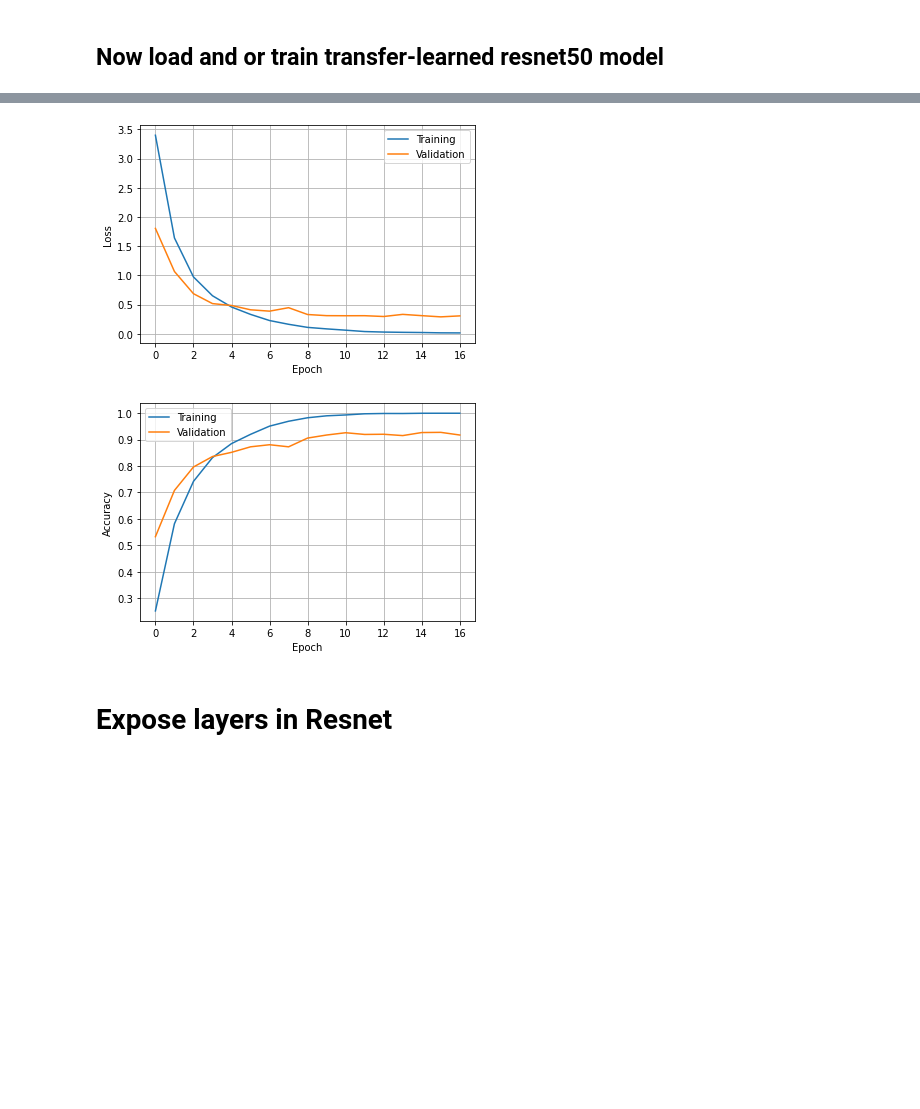
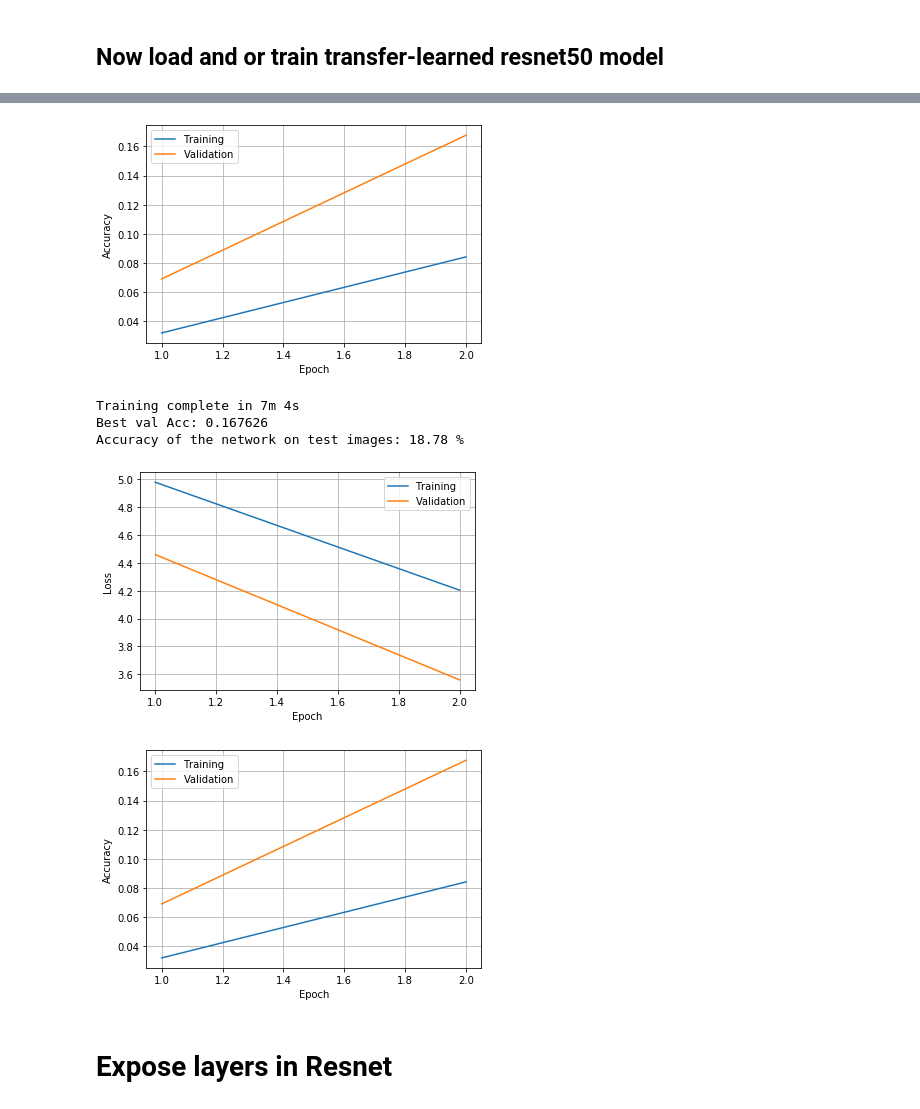
Before and after one commit to JackismyShephard/eternal-bugshine, a Jupyter notebook: deepdream_new.ipynb, the cells around one changed output, grey strips where cells are left out. Cells and saved outputs as stored; diff of their text form; code cells hidden in the pictures; blank space fills up the shorter version.

```diff
--- a/deepdream_new.ipynb
+++ b/deepdream_new.ipynb
@@ -235,7 +231,7 @@ show_tensor(img_grid, mean, std, figsize=(20, 20))
 # %% [markdown]
 # Define the classification model
 # %%
-model = models.resnet50(pretrained=True)
+model = models.resnet50(pretrained=False)
 num_fc = model.fc.in_features
 
 # were just counting the number of classes by counting subfolders in image folder
@@ -300,7 +296,7 @@ class EarlyStopping():
 # %%
 def fit(model, data_loaders, dataset_sizes, criterion,
                 optimizer, early_stopping, scheduler = None,
-                num_epochs=100, device="cuda:0", plot = False):
+                num_epochs=100, device="cuda:0", plot = True):
     since = time.time()
 
     best_model_wts = copy.deepcopy(model.state_dict())
@@ -348,7 +344,7 @@ def fit(model, data_loaders, dataset_sizes, criterion,
             epoch_loss = running_loss / dataset_sizes[phase]
             epoch_acc = (running_corrects.double()).item() / dataset_sizes[phase]
             if phase == 'train':
-                if scheduler != None:
+                if scheduler is not None:
                     scheduler.step()
                 train_loss.append(epoch_loss)
                 train_acc.append(epoch_acc)
@@ -368,7 +364,7 @@ def fit(model, data_loaders, dataset_sizes, criterion,
             'Val', val_loss[-1], val_acc[-1]))
         print()
         if plot == True:
-            current_accs = np.array(train_acc[:epoch], val_acc[:epoch])
+            current_accs = np.array([train_acc[:epoch], val_acc[:epoch]])
             systems = np.array([[epochs, current_acc] for current_acc in current_accs])
             plot_labels = ['Training', 'Validation']
             multiplot(systems, 'Epoch', 'Accuracy', plot_labels)
@@ -431,7 +427,7 @@ def load_model(model, name, optim=False, get_dataloaders=False,
             path + '_dataloaders.pt', map_location=device)
         output.append(data_loaders)
     if get_train_metrics:
-        metrics = np.load(path + '_metrics.npy')
+        metrics = np.load(path + '_train_metrics.npy')
         output.append(metrics)
     if get_test_scores:
         test_scores = np.load(path + '_test_scores.npy')
@@ -444,27 +440,28 @@ def save_model(model, name='model_0', optim=None,
     Path("models").mkdir(parents=True, exist_ok=True)
     path = 'models/' + name
     torch.save(model.state_dict(), path + '_parameters.pt')
-    if optim != None:
+    if optim is not None:
         torch.save(optim.state_dict(), path + '_optim.pt')
-    if dataloaders != None:
+    if dataloaders is not None:
         torch.torch.save(dataloaders, path + '_dataloaders.pt')
-    if train_metrics != None:
+    if train_metrics is not None:
         np.save(path + '_train_metrics.npy', train_metrics)
-    if test_scores != None:
+    if test_scores is not None:
         np.save(path + '_test_scores.npy', test_scores)
 # %% [markdown]
 ## Now load and or train transfer-learned resnet50 model
 # %%
-load = True
-train = False
+load = False
+train = True
 if load == True:
-    [metrics] = load_model(model, name = 'model_0', get_train_metrics = True,
-                            device = device)
+    [metrics, [acc]] = load_model(model, name = 'model_0_full',
+        get_test_scores = True,get_train_metrics = True, device = device)
+    print(("test accuracy = %.2f %%" % (acc) ))
 if train == True:
     metrics = fit(model, data_loaders, dataset_sizes, criterion,
                   optimizer,  EarlyStopping(patience=5), device=device)
     acc = test_model(model, data_loaders['test'])
-    save_model(model, name = 'model_0', train_metrics = metrics,
+    save_model(model, name = 'model_0_full', train_metrics = metrics,
                 test_scores = np.array([acc]))
 _ = model.eval()
 plot_metrics(metrics)
@@ -472,5 +473,9 @@ plot_metrics(metrics)
-[figure, old version]
+[figure, new version]
+Training complete in 7m 4s
+Best val Acc: 0.167626
+Accuracy of the network on test images: 18.78 %
-[figure, old version]
+[figure, new version]
+[figure, added]
 # %% [markdown]
 # Expose layers in Resnet
 # %%
```
Also changed, not shown: parts of 8 cells of this notebook, 5 other files.
